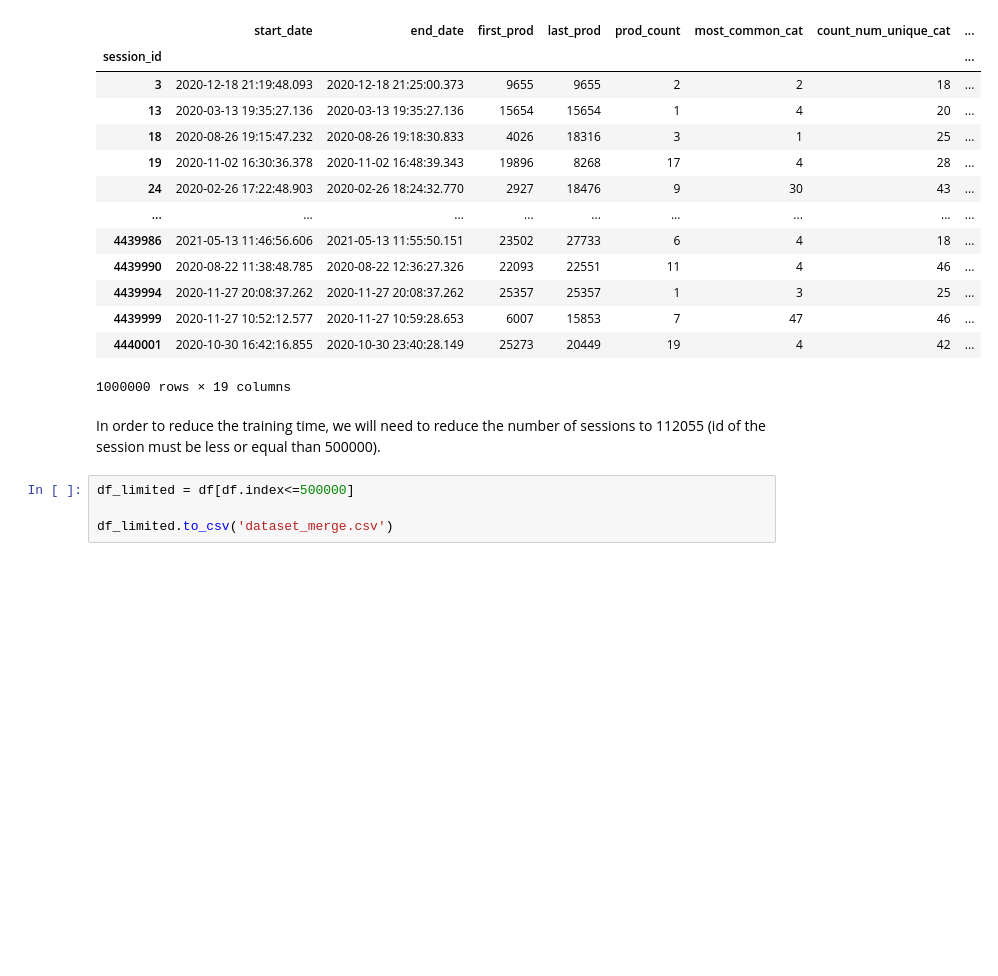
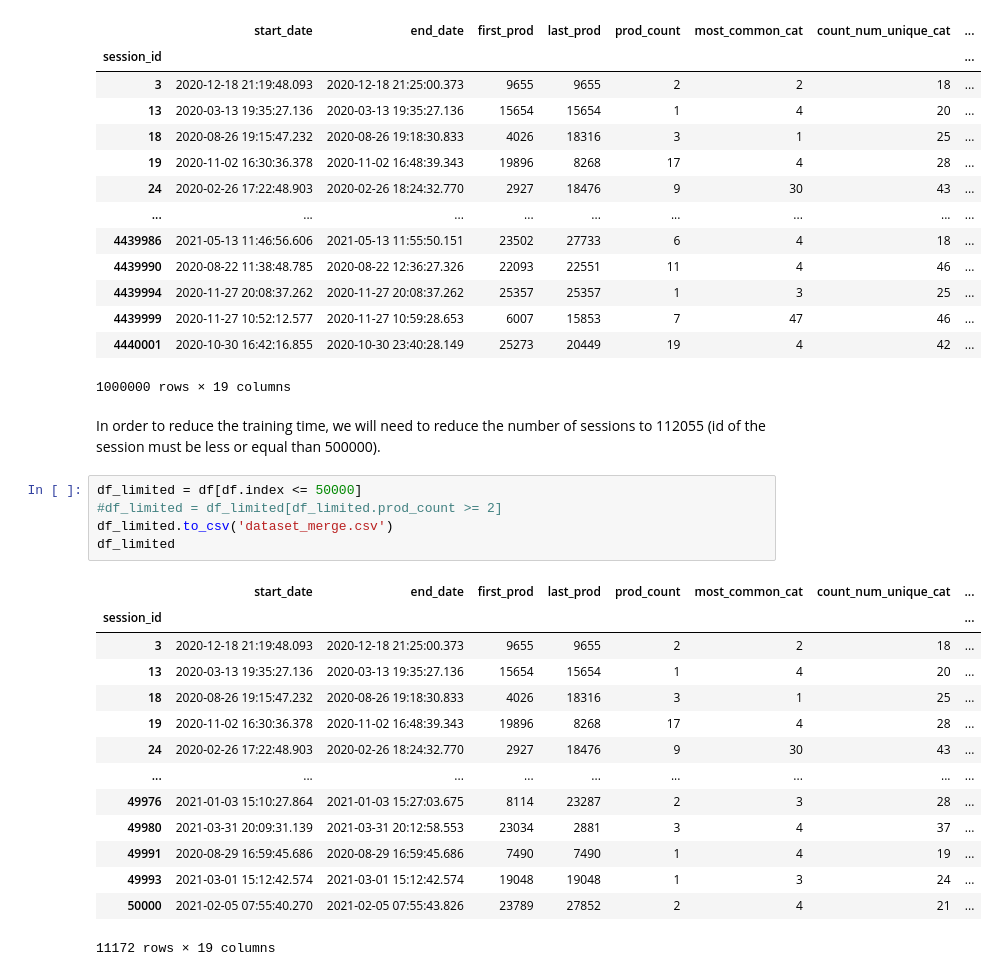
Before and after one commit to LucioBolatti/RecSys22-UB, a Jupyter notebook: create_dataset.ipynb, the cells around one changed output. Cells and saved outputs as stored; diff of their text form; blank space fills up the shorter version.

```diff
--- a/create_dataset.ipynb
+++ b/create_dataset.ipynb
@@ -292,6 +296,22 @@ df
 # %% [markdown]
 In order to reduce the training time, we will need to reduce the number of sessions to 112055 (id of the session must be less or equal than 500000).
 # %%
-df_limited = df[df.index<=500000]
-
+df_limited = df[df.index <= 50000]
+#df_limited = df_limited[df_limited.prod_count >= 2]
 df_limited.to_csv('dataset_merge.csv')
+df_limited
+# %% [output]
+|  | start_date | end_date | first_prod | last_prod | prod_count | most_common_cat | count_num_unique_cat | ... |
+| session_id |  |  |  |  |  |  |  | ... |
+| 3 | 2020-12-18 21:19:48.093 | 2020-12-18 21:25:00.373 | 9655 | 9655 | 2 | 2 | 18 | ... |
+| 13 | 2020-03-13 19:35:27.136 | 2020-03-13 19:35:27.136 | 15654 | 15654 | 1 | 4 | 20 | ... |
+| 18 | 2020-08-26 19:15:47.232 | 2020-08-26 19:18:30.833 | 4026 | 18316 | 3 | 1 | 25 | ... |
+| 19 | 2020-11-02 16:30:36.378 | 2020-11-02 16:48:39.343 | 19896 | 8268 | 17 | 4 | 28 | ... |
+| 24 | 2020-02-26 17:22:48.903 | 2020-02-26 18:24:32.770 | 2927 | 18476 | 9 | 30 | 43 | ... |
+| ... | ... | ... | ... | ... | ... | ... | ... | ... |
+| 49976 | 2021-01-03 15:10:27.864 | 2021-01-03 15:27:03.675 | 8114 | 23287 | 2 | 3 | 28 | ... |
+| 49980 | 2021-03-31 20:09:31.139 | 2021-03-31 20:12:58.553 | 23034 | 2881 | 3 | 4 | 37 | ... |
+| 49991 | 2020-08-29 16:59:45.686 | 2020-08-29 16:59:45.686 | 7490 | 7490 | 1 | 4 | 19 | ... |
+| 49993 | 2021-03-01 15:12:42.574 | 2021-03-01 15:12:42.574 | 19048 | 19048 | 1 | 3 | 24 | ... |
+| 50000 | 2021-02-05 07:55:40.270 | 2021-02-05 07:55:43.826 | 23789 | 27852 | 2 | 4 | 21 | ... |
+11172 rows × 19 columns
```
Also changed, not shown: parts of 15 cells of this notebook, 4 other files.
